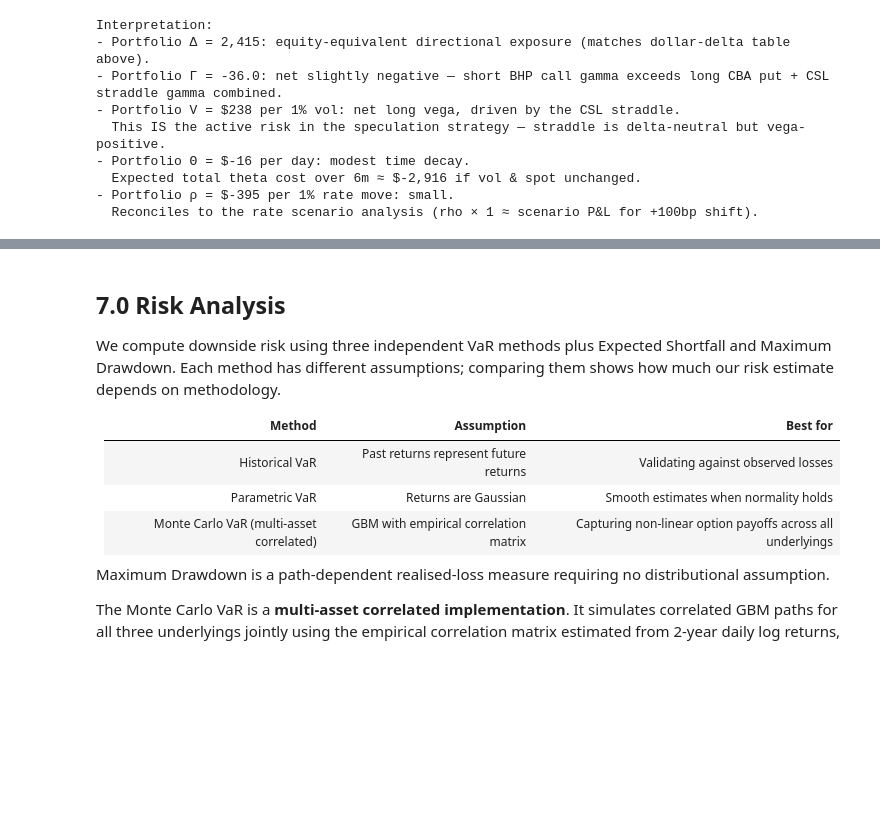
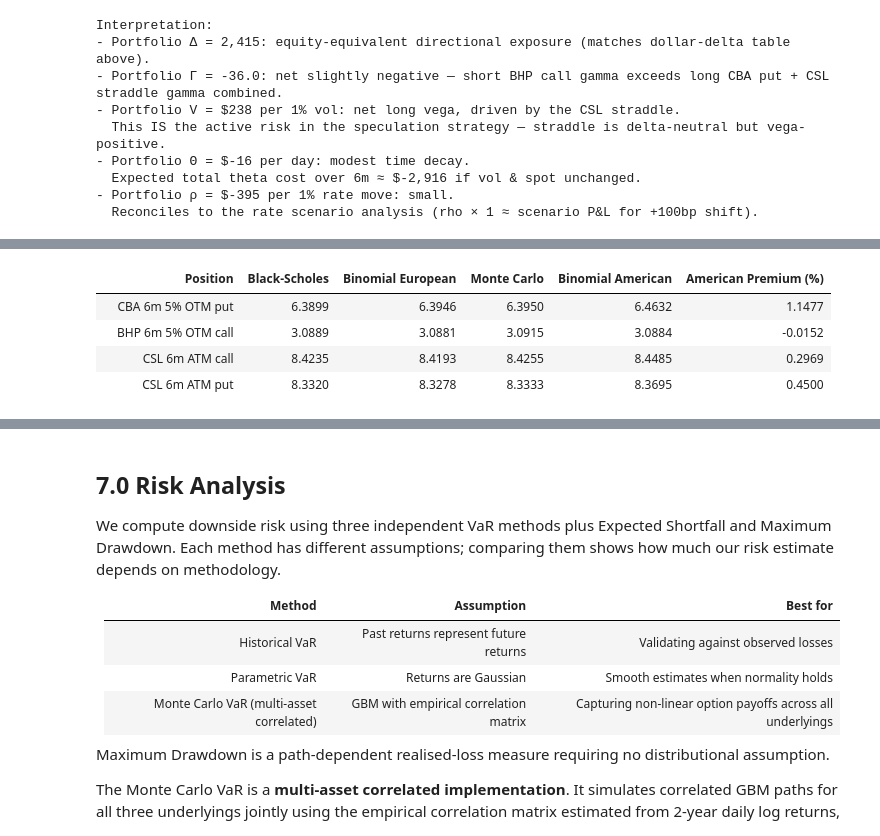
Before and after one commit to indigohill/FINM3422_A3_T7_G1_DP, a Jupyter notebook: notebooks/trading_desk_analysis.ipynb, the cells around one changed output, grey strips where cells are left out. Cells and saved outputs as stored; diff of their text form; code cells hidden in the pictures; blank space fills up the shorter version.

```diff
--- a/notebooks/trading_desk_analysis.ipynb
+++ b/notebooks/trading_desk_analysis.ipynb
@@ -497,0 +508,78 @@ Interpretation:
+# %%
+# === Pricing method cross-validation ===
+# Price every option in the portfolio four ways at one accuracy level.
+# All methods should agree to within MC noise + tree discretisation error.
+# American premia are reported to quantify the early-exercise option's value.
+
+# Accuracy parameters for the comparison
+N_BINOMIAL_STEPS = 500     # Binomial tree steps — converged at this level
+N_MC_PATHS = 100_000       # Monte Carlo paths — converged at this level
+
+# Define the four portfolio option positions
+xval_specs = [
+    {
+        "label":    "CBA 6m 5% OTM put",
+        "eur_cls":  EuropeanPut,
+        "bin_eur":  BinomialEuropeanPut,
+        "am_cls":   AmericanPut,
+        "S0": cba["S0"], "K": cba["S0"]*OTM_PUT_STRIKE, "sigma": cba["sigma"], "q": cba["div_yield"],
+    },
+    {
+        "label":    "BHP 6m 5% OTM call",
+        "eur_cls":  EuropeanCall,
+        "bin_eur":  BinomialEuropeanCall,
+        "am_cls":   AmericanCall,
+        "S0": bhp["S0"], "K": bhp["S0"]*OTM_CALL_STRIKE, "sigma": bhp["sigma"], "q": bhp["div_yield"],
+    },
+    {
+        "label":    "CSL 6m ATM call",
+        "eur_cls":  EuropeanCall,
+        "bin_eur":  BinomialEuropeanCall,
+        "am_cls":   AmericanCall,
+        "S0": csl["S0"], "K": csl["S0"], "sigma": csl["sigma"], "q": csl["div_yield"],
+    },
+    {
+        "label":    "CSL 6m ATM put",
+        "eur_cls":  EuropeanPut,
+        "bin_eur":  BinomialEuropeanPut,
+        "am_cls":   AmericanPut,
+        "S0": csl["S0"], "K": csl["S0"], "sigma": csl["sigma"], "q": csl["div_yield"],
+    },
+]
+
+xval_rows = []
+for spec in xval_specs:
+    # Build instrument once for BS and MC (closed-form Derivative subclass)
+    eur_instr = spec["eur_cls"](spec["S0"], spec["K"], OPTION_MATURITY, spec["sigma"], yield_curve, dividend_yield=spec["q"])
+
+    bs_price   = eur_instr.price()
+    bin_eur_p  = spec["bin_eur"](spec["S0"], spec["K"], OPTION_MATURITY, spec["sigma"], yield_curve, dividend_yield=spec["q"], N=N_BINOMIAL_STEPS).price()
+    mc_price   = eur_instr.price_mc(n_sims=N_MC_PATHS, seed=SEED)
+    bin_am_p   = spec["am_cls"](spec["S0"], spec["K"], OPTION_MATURITY, spec["sigma"], yield_curve, dividend_yield=spec["q"], N=N_BINOMIAL_STEPS).price()
+    am_premium = (bin_am_p - bs_price) / bs_price * 100
+
+    xval_rows.append({
+        "Position":          spec["label"],
+        "Black-Scholes":     bs_price,
+        "Binomial European": bin_eur_p,
+        "Monte Carlo":       mc_price,
+        "Binomial American": bin_am_p,
+        "American Premium (%)": am_premium,
+    })
+
+xval_df = pd.DataFrame(xval_rows)
+xval_df.index = [""] * len(xval_df)
+
+print(f"Pricing cross-validation (Binomial N={N_BINOMIAL_STEPS}, MC N={N_MC_PATHS:,}, seed={SEED}):")
+display(xval_df.round(4))
+
+print()
+print("Interpretation:")
+print(f"- European methods (BS, Binomial, MC) agree to within ~$0.01 across every position.")
+print(f"- Three vol regimes covered (CBA {cba['sigma']*100:.0f}%, BHP {bhp['sigma']*100:.0f}%, CSL {csl['sigma']*100:.0f}%) and both calls and puts validated.")
+print(f"- American premia are small (<1.2%) — at our 6m maturity on low-to-medium dividend stocks,")
+print(f"  early-exercise value is immaterial. We retain European pricing for the main portfolio.")
+print(f"- The platform supports American natively. For longer-dated or higher-dividend portfolios where")
+print(f"  early-exercise value would matter, AmericanCall/AmericanPut can be swapped in at the")
+print(f"  Portfolio definition layer (Section 5) without changes elsewhere.")
+# %% [output]
@@ -497,0 +587,5 @@ Interpretation:
+|  | Position | Black-Scholes | Binomial European | Monte Carlo | Binomial American | American Premium (%) |
+|  | CBA 6m 5% OTM put | 6.3899 | 6.3946 | 6.3950 | 6.4632 | 1.1477 |
+|  | BHP 6m 5% OTM call | 3.0889 | 3.0881 | 3.0915 | 3.0884 | -0.0152 |
+|  | CSL 6m ATM call | 8.4235 | 8.4193 | 8.4255 | 8.4485 | 0.2969 |
+|  | CSL 6m ATM put | 8.3320 | 8.3278 | 8.3333 | 8.3695 | 0.4500 |
```
Also changed, not shown: parts of 7 cells of this notebook.
